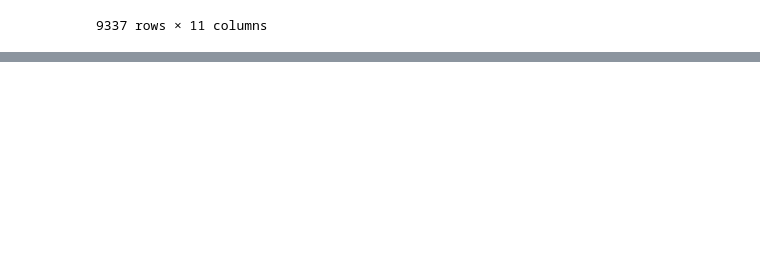
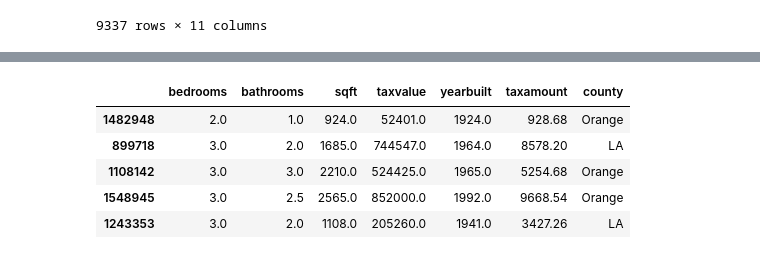
Before and after one commit to NikkideVries/regression-exercises, a Jupyter notebook: wrangle.ipynb, the cells around one changed output, grey strips where cells are left out. Cells and saved outputs as stored; diff of their text form; code cells hidden in the pictures; blank space fills up the shorter version.

```diff
--- a/wrangle.ipynb
+++ b/wrangle.ipynb
@@ -223,0 +343,11 @@ df[df.yearbuilt.isnull()]
+# %%
+train, validate, test = wr.split_zillow_data(df)
+# %%
+train.head()
+# %% [output]
+|  | bedrooms | bathrooms | sqft | taxvalue | yearbuilt | taxamount | county |
+| 1482948 | 2.0 | 1.0 | 924.0 | 52401.0 | 1924.0 | 928.68 | Orange |
+| 899718 | 3.0 | 2.0 | 1685.0 | 744547.0 | 1964.0 | 8578.20 | LA |
+| 1108142 | 3.0 | 3.0 | 2210.0 | 524425.0 | 1965.0 | 5254.68 | Orange |
+| 1548945 | 3.0 | 2.5 | 2565.0 | 852000.0 | 1992.0 | 9668.54 | Orange |
+| 1243353 | 3.0 | 2.0 | 1108.0 | 205260.0 | 1941.0 | 3427.26 | LA |
```
Also changed, not shown: parts of 12 cells of this notebook.
